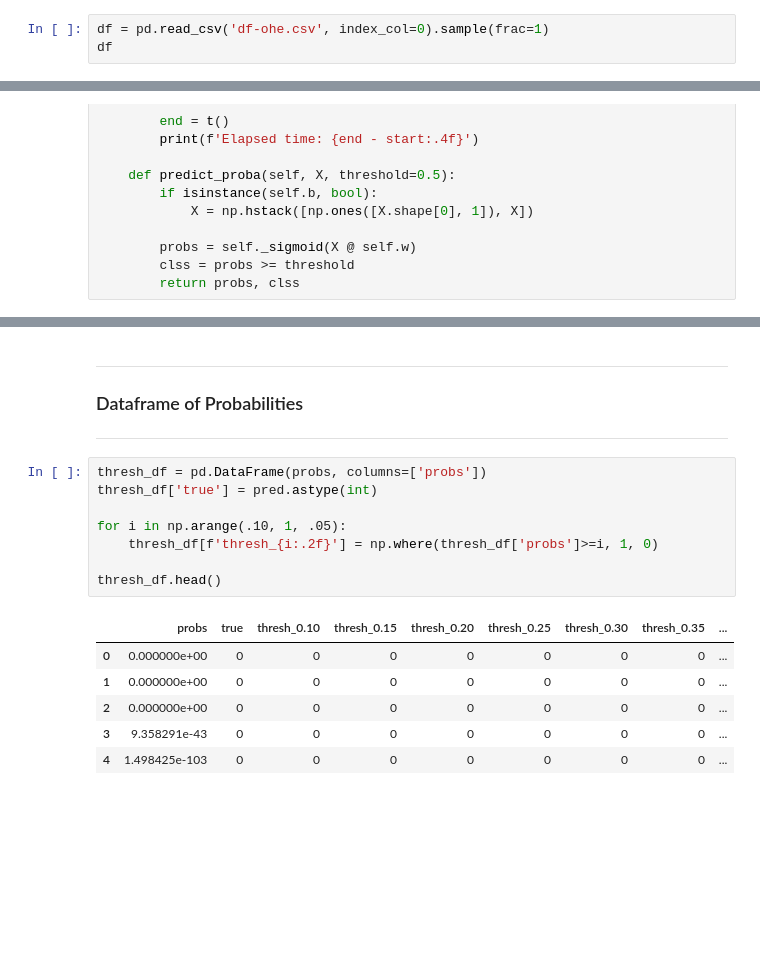
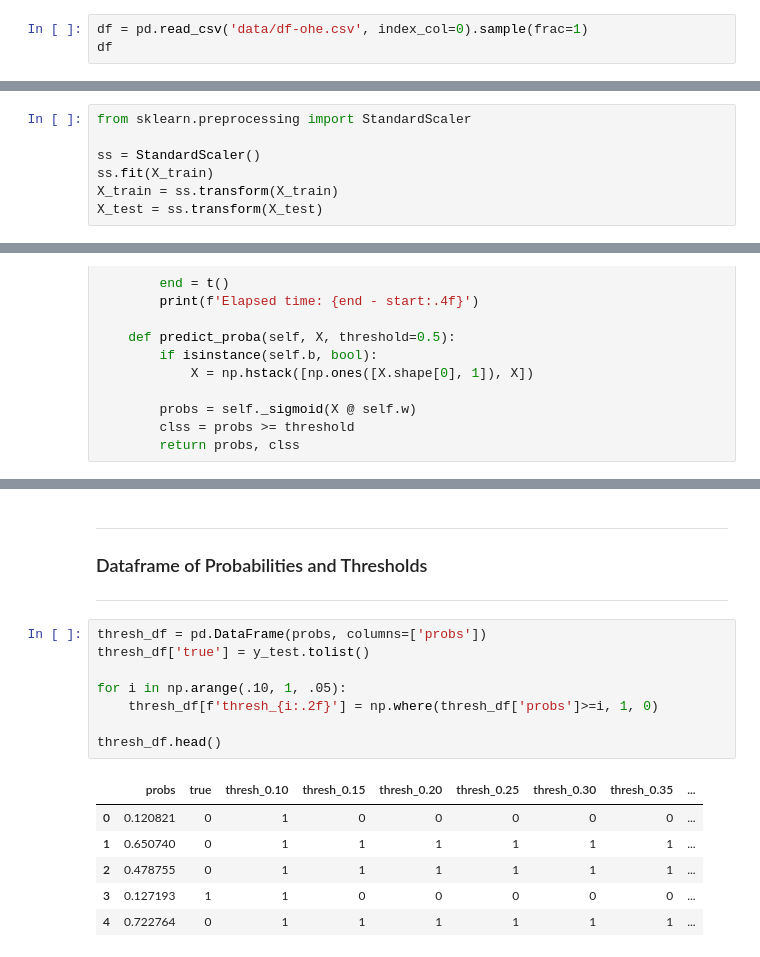
Before and after one commit to burnsac5040/movie-scraper, a Jupyter notebook: distrowatch/logreg.ipynb, the cells around one changed output, grey strips where cells are left out. Drawn from its saved outputs; the diff is of its cells as text; blank space fills up the shorter version.

```diff
--- a/distrowatch/logreg.ipynb
+++ b/distrowatch/logreg.ipynb
@@ -14,7 +14,7 @@ import seaborn as sns
 plt.style.use(['dark_background'])
 plt.rcParams['figure.dpi'] = 300
 # %%
-df = pd.read_csv('df-ohe.csv', index_col=0).sample(frac=1)
+df = pd.read_csv('data/df-ohe.csv', index_col=0).sample(frac=1)
 df
 # %% [output]
 |  | ranks | 1_month | 3_months | 6_months | 12_months | rating | image_size | desk_kde | desk_xfce | ... |
@@ -189,3 +183,10 @@ print('X_train: %s, X_test: %s \n y_train: %s, y_test: %s' % (X_train.shape, X_t
 # %% [output]
 X_train: (220, 66), X_test: (55, 66)
  y_train: (220,), y_test: (55,)
+# %%
+from sklearn.preprocessing import StandardScaler
+
+ss = StandardScaler()
+ss.fit(X_train)
+X_train = ss.transform(X_train)
+X_test = ss.transform(X_test)
@@ -245,22 +261,22 @@ Accuracy: 0.618
 Class 1 count: 22 Class 0 count: 33
 # %% [markdown]
 ----
-### Dataframe of Probabilities
+### Dataframe of Probabilities and Thresholds
 ----
 # %%
 thresh_df = pd.DataFrame(probs, columns=['probs'])
-thresh_df['true'] = pred.astype(int)
+thresh_df['true'] = y_test.tolist()
 
 for i in np.arange(.10, 1, .05):
     thresh_df[f'thresh_{i:.2f}'] = np.where(thresh_df['probs']>=i, 1, 0)
 
 thresh_df.head()
 # %% [output]
 |  | probs | true | thresh_0.10 | thresh_0.15 | thresh_0.20 | thresh_0.25 | thresh_0.30 | thresh_0.35 | ... |
-| 0 | 0.000000e+00 | 0 | 0 | 0 | 0 | 0 | 0 | 0 | ... |
-| 1 | 0.000000e+00 | 0 | 0 | 0 | 0 | 0 | 0 | 0 | ... |
-| 2 | 0.000000e+00 | 0 | 0 | 0 | 0 | 0 | 0 | 0 | ... |
-| 3 | 9.358291e-43 | 0 | 0 | 0 | 0 | 0 | 0 | 0 | ... |
-| 4 | 1.498425e-103 | 0 | 0 | 0 | 0 | 0 | 0 | 0 | ... |
+| 0 | 0.120821 | 0 | 1 | 0 | 0 | 0 | 0 | 0 | ... |
+| 1 | 0.650740 | 0 | 1 | 1 | 1 | 1 | 1 | 1 | ... |
+| 2 | 0.478755 | 0 | 1 | 1 | 1 | 1 | 1 | 1 | ... |
+| 3 | 0.127193 | 1 | 1 | 0 | 0 | 0 | 0 | 0 | ... |
+| 4 | 0.722764 | 0 | 1 | 1 | 1 | 1 | 1 | 1 | ... |
 # %%
 for col in thresh_df.iloc[:, 2:]:
```
Also changed, not shown: parts of 9 cells of this notebook, 3 other files.
